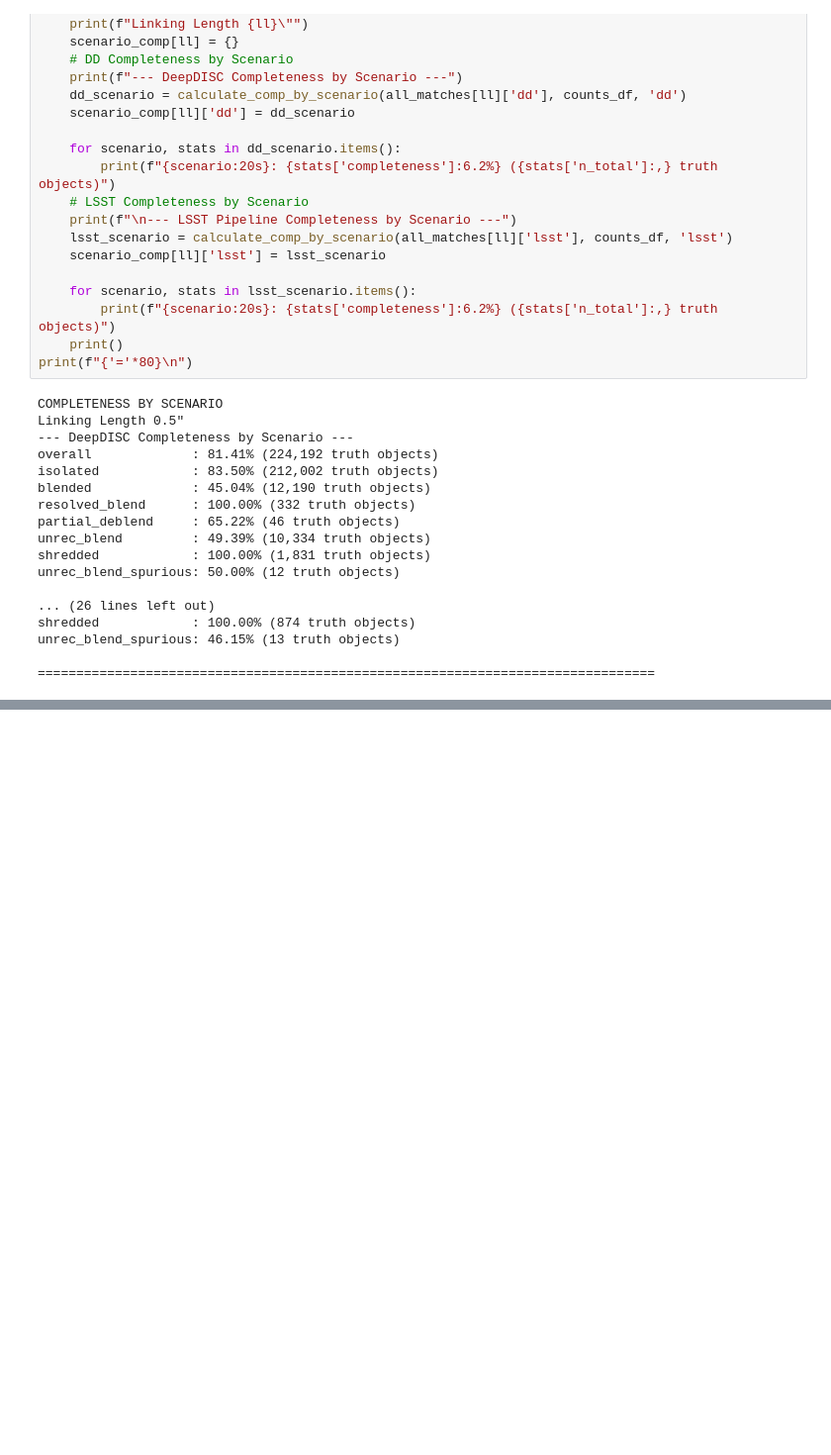
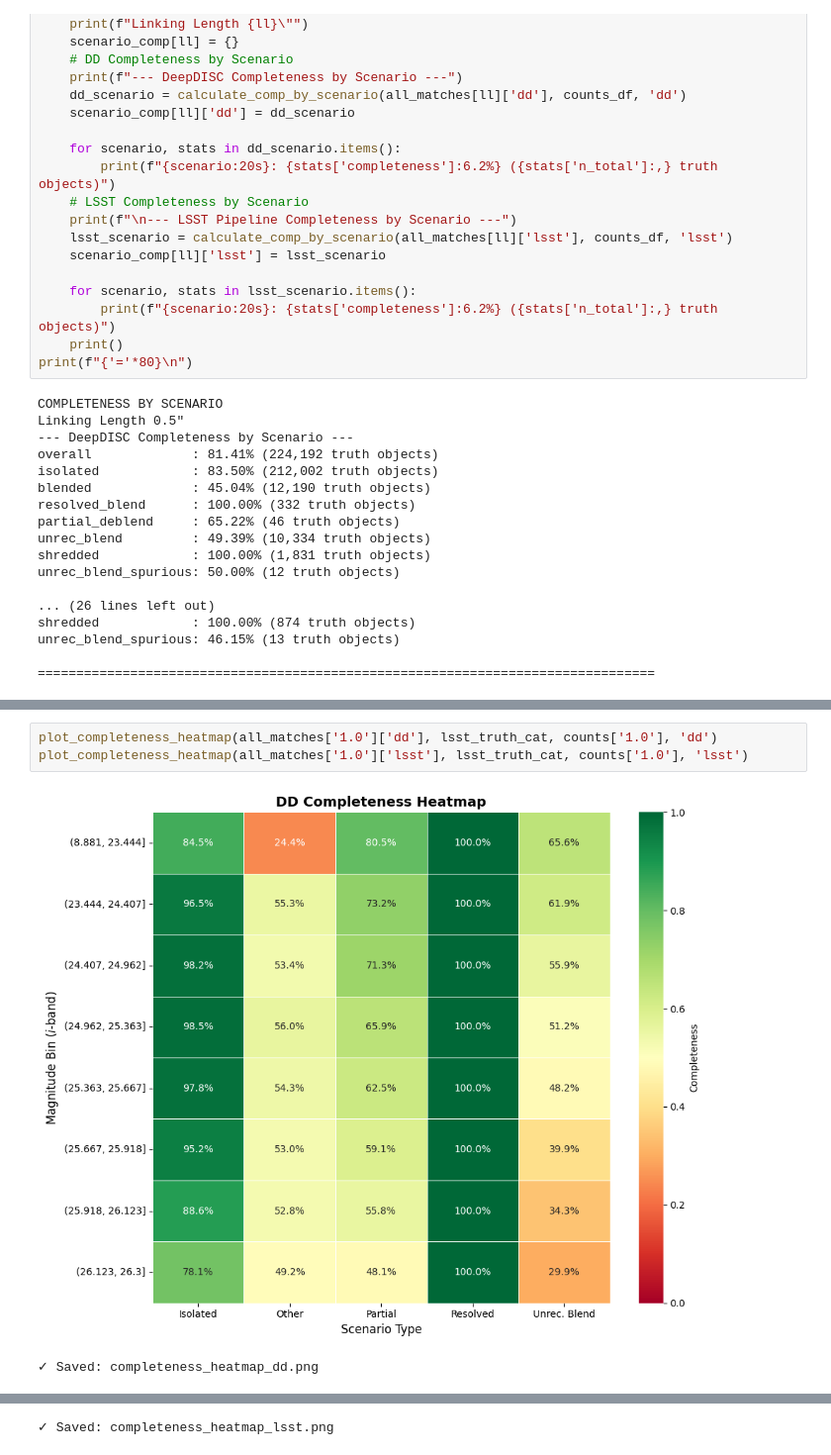
Before and after one commit to grantmerz/DeepDISC_Roman_Rubin, a Jupyter notebook: detection_comp.ipynb, the cells around one changed output, grey strips where cells are left out. Shown at 99% size. Drawn from its saved outputs; the diff is of its cells as text; blank space fills up the shorter version.

```diff
--- a/detection_comp.ipynb
+++ b/detection_comp.ipynb
@@ -412,0 +614,6 @@ unrec_blend_spurious: 46.15% (13 truth objects)
+# %%
+plot_completeness_heatmap(all_matches['1.0']['dd'], lsst_truth_cat, counts['1.0'], 'dd')
+plot_completeness_heatmap(all_matches['1.0']['lsst'], lsst_truth_cat, counts['1.0'], 'lsst')
+# %% [output]
+[figure, added]
+✓ Saved: completeness_heatmap_dd.png
@@ -412,0 +621 @@ unrec_blend_spurious: 46.15% (13 truth objects)
+✓ Saved: completeness_heatmap_lsst.png
```
Also changed, not shown: parts of 9 cells of this notebook.
